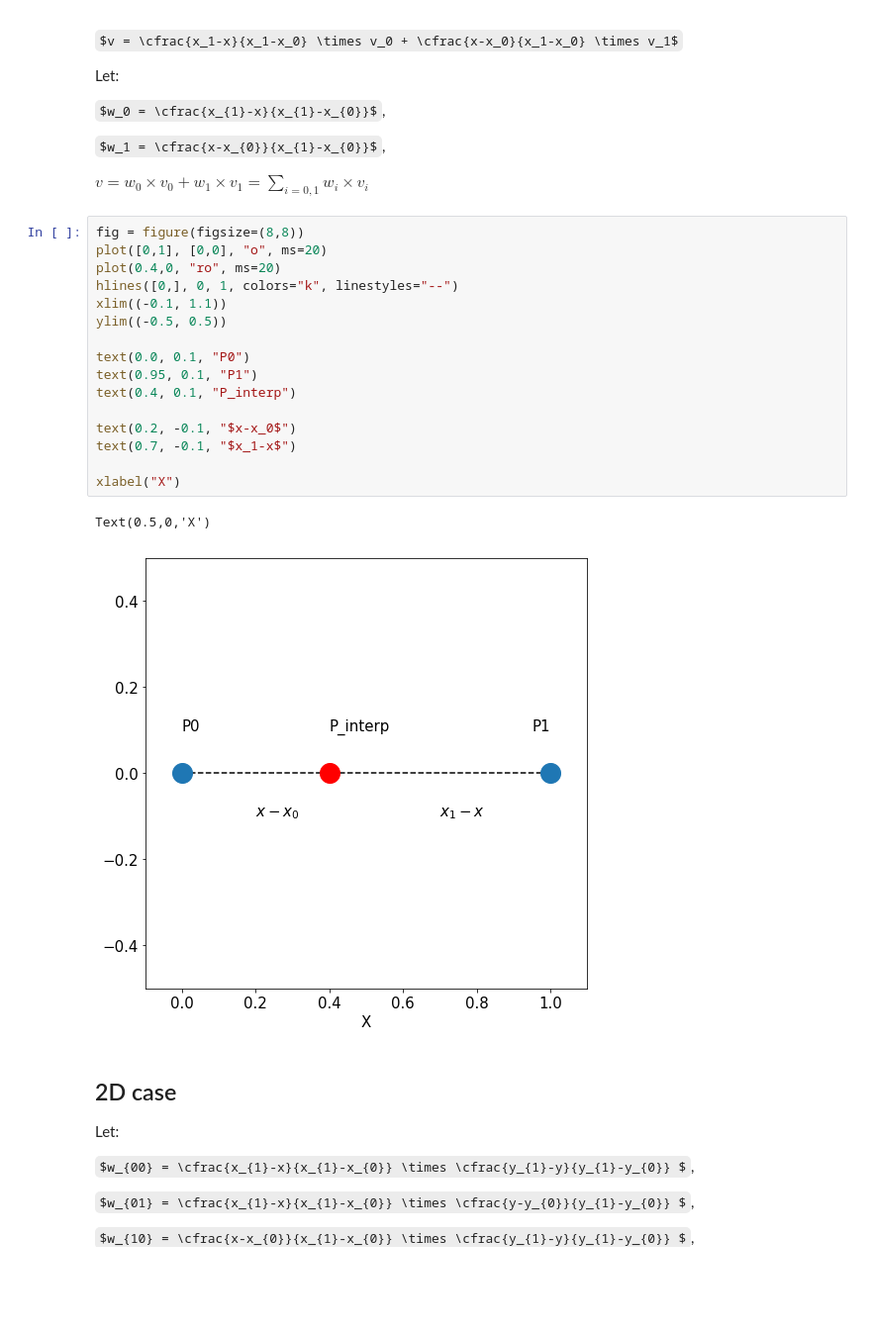
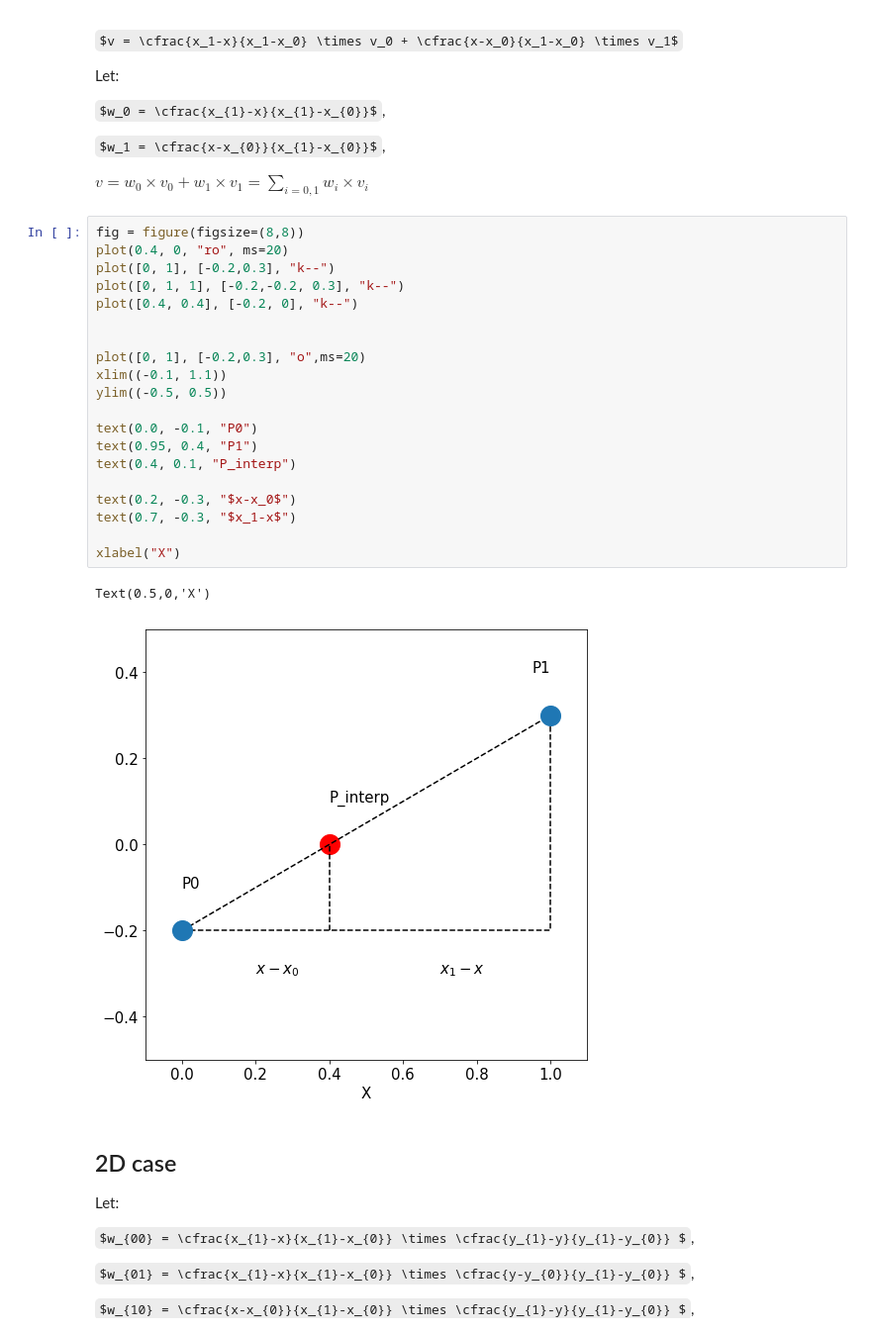
Before and after one commit to hypergravity/regli, a Jupyter notebook: Linear_Interpolation_2DExample.ipynb, the cells around one changed output. Shown: that part at 99% size. Cells and saved outputs as stored; diff of their text form; some formulas as TeX source; blank space fills up the shorter version.

```diff
--- a/Linear_Interpolation_2DExample.ipynb
+++ b/Linear_Interpolation_2DExample.ipynb
@@ -46,23 +47,27 @@ $w_1 = \cfrac{x-x_{0}}{x_{1}-x_{0}}$,
 $v = w_0 \times v_0 + w_1 \times v_1 = \sum_{i=0,1} w_i \times v_i$
 # %%
 fig = figure(figsize=(8,8))
-plot([0,1], [0,0], "o", ms=20)
-plot(0.4,0, "ro", ms=20)
-hlines([0,], 0, 1, colors="k", linestyles="--")
+plot(0.4, 0, "ro", ms=20)
+plot([0, 1], [-0.2,0.3], "k--")
+plot([0, 1, 1], [-0.2,-0.2, 0.3], "k--")
+plot([0.4, 0.4], [-0.2, 0], "k--")
+
+
+plot([0, 1], [-0.2,0.3], "o",ms=20)
 xlim((-0.1, 1.1))
 ylim((-0.5, 0.5))
 
-text(0.0, 0.1, "P0")
-text(0.95, 0.1, "P1")
+text(0.0, -0.1, "P0")
+text(0.95, 0.4, "P1")
 text(0.4, 0.1, "P_interp")
 
-text(0.2, -0.1, "$x-x_0$")
-text(0.7, -0.1, "$x_1-x$")
+text(0.2, -0.3, "$x-x_0$")
+text(0.7, -0.3, "$x_1-x$")
 
 xlabel("X")
 # %% [output]
 Text(0.5,0,'X')
-[figure, old version]
+[figure, new version]
 # %% [markdown]
 ## 2D case
 
```
Also changed, not shown: parts of 6 cells of this notebook, 1 other file.
